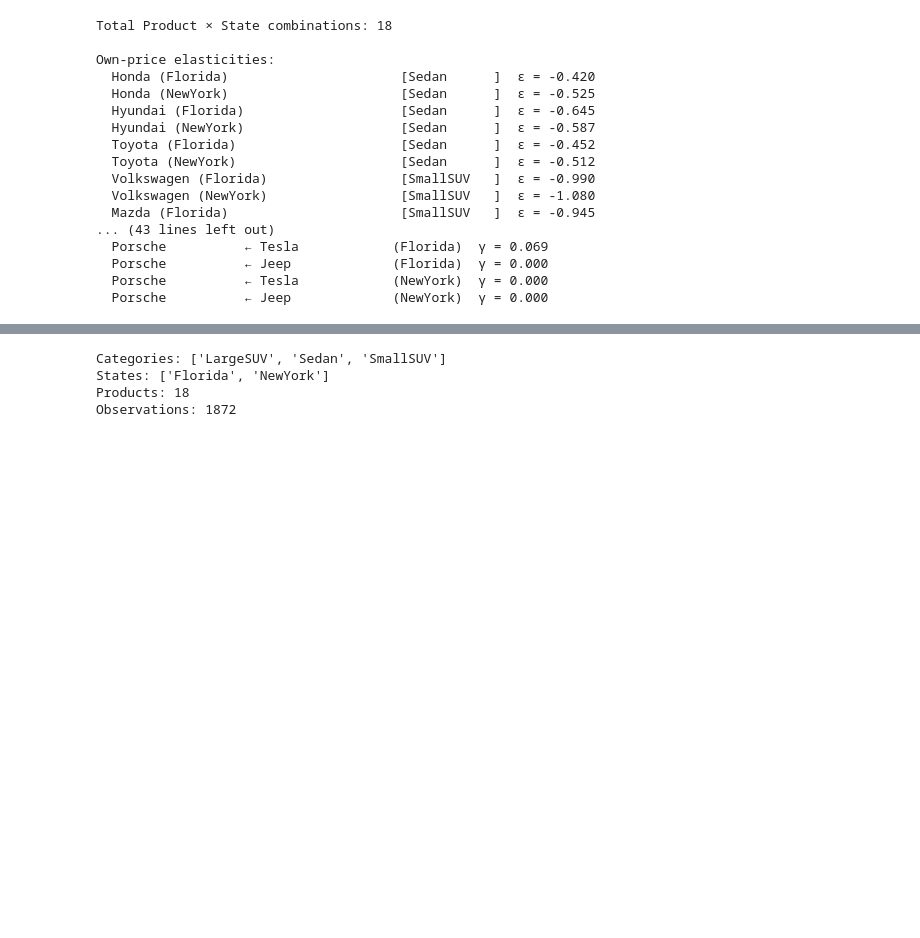
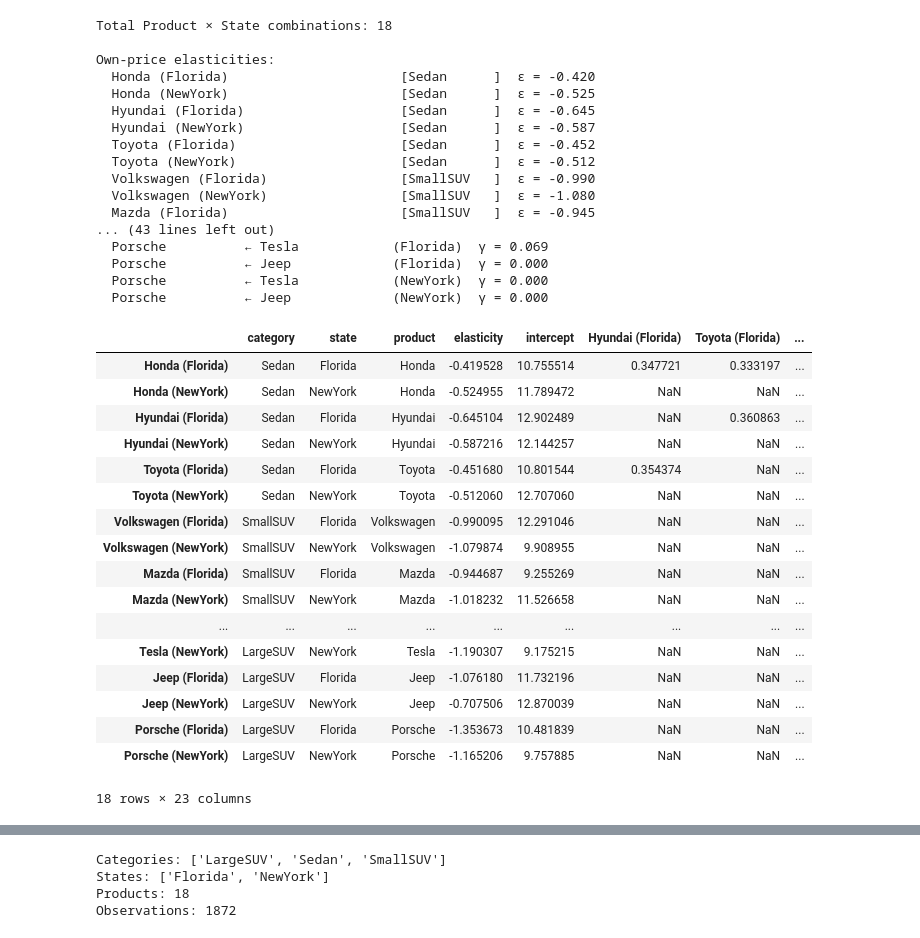
Before and after one commit to kirawei2025/price-elasticity-pymc, a Jupyter notebook: data_generation.ipynb, the cells around one changed output, grey strips where cells are left out. Cells and saved outputs as stored; diff of their text form; code cells hidden in the pictures; blank space fills up the shorter version.

```diff
--- a/data_generation.ipynb
+++ b/data_generation.ipynb
@@ -166,3 +160,24 @@ true_cross_price_df.to_csv('data/cross_elasticities.csv', index=True)
+# %%
+product_elasticities_df
+# %% [output]
+|  | category | state | product | elasticity | intercept | Hyundai (Florida) | Toyota (Florida) | ... |
+| Honda (Florida) | Sedan | Florida | Honda | -0.419528 | 10.755514 | 0.347721 | 0.333197 | ... |
+| Honda (NewYork) | Sedan | NewYork | Honda | -0.524955 | 11.789472 | NaN | NaN | ... |
+| Hyundai (Florida) | Sedan | Florida | Hyundai | -0.645104 | 12.902489 | NaN | 0.360863 | ... |
+| Hyundai (NewYork) | Sedan | NewYork | Hyundai | -0.587216 | 12.144257 | NaN | NaN | ... |
+| Toyota (Florida) | Sedan | Florida | Toyota | -0.451680 | 10.801544 | 0.354374 | NaN | ... |
+| Toyota (NewYork) | Sedan | NewYork | Toyota | -0.512060 | 12.707060 | NaN | NaN | ... |
+| Volkswagen (Florida) | SmallSUV | Florida | Volkswagen | -0.990095 | 12.291046 | NaN | NaN | ... |
+| Volkswagen (NewYork) | SmallSUV | NewYork | Volkswagen | -1.079874 | 9.908955 | NaN | NaN | ... |
+| Mazda (Florida) | SmallSUV | Florida | Mazda | -0.944687 | 9.255269 | NaN | NaN | ... |
+| Mazda (NewYork) | SmallSUV | NewYork | Mazda | -1.018232 | 11.526658 | NaN | NaN | ... |
+| ... | ... | ... | ... | ... | ... | ... | ... | ... |
+| Tesla (NewYork) | LargeSUV | NewYork | Tesla | -1.190307 | 9.175215 | NaN | NaN | ... |
+| Jeep (Florida) | LargeSUV | Florida | Jeep | -1.076180 | 11.732196 | NaN | NaN | ... |
+| Jeep (NewYork) | LargeSUV | NewYork | Jeep | -0.707506 | 12.870039 | NaN | NaN | ... |
+| Porsche (Florida) | LargeSUV | Florida | Porsche | -1.353673 | 10.481839 | NaN | NaN | ... |
+| Porsche (NewYork) | LargeSUV | NewYork | Porsche | -1.165206 | 9.757885 | NaN | NaN | ... |
+18 rows × 23 columns
 # %%
 # --------------------------------------------------------------------------
 # Generate the synthetic dataset
```
Also changed, not shown: parts of 7 cells of this notebook, 10 other files.
